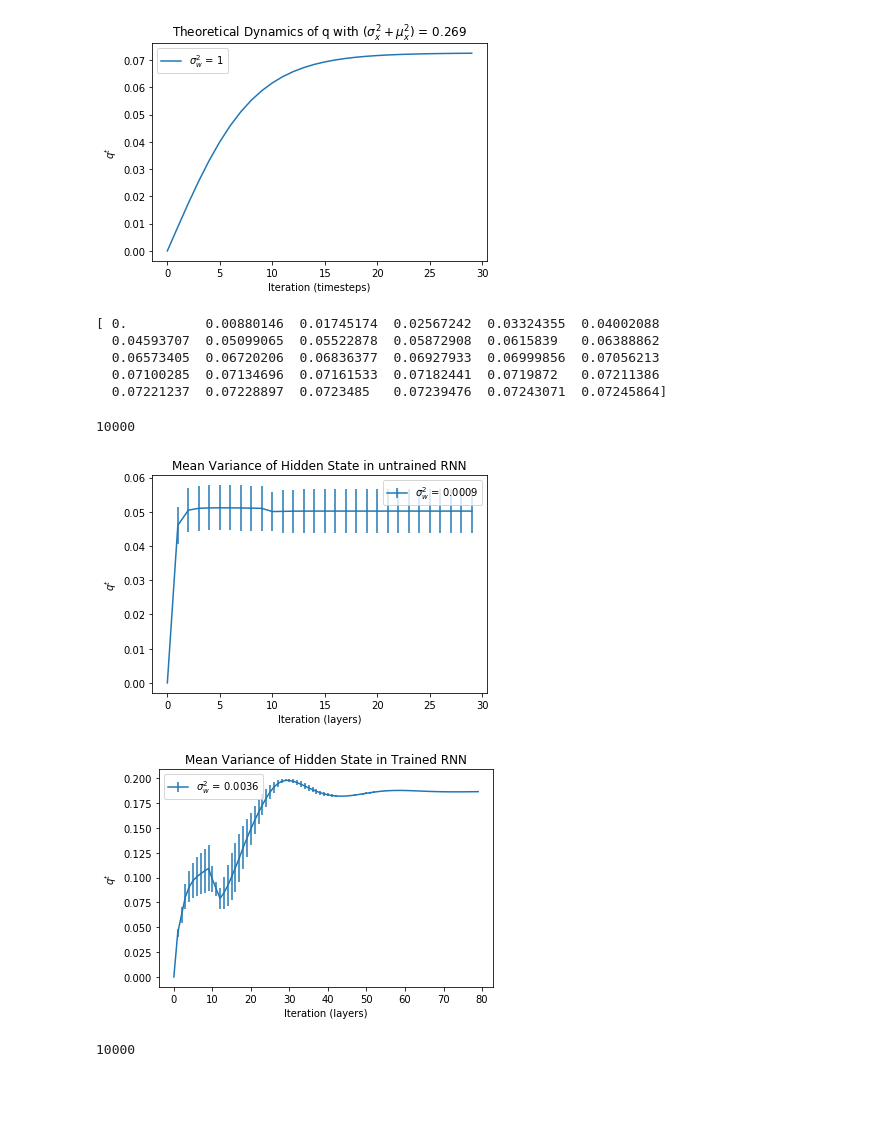
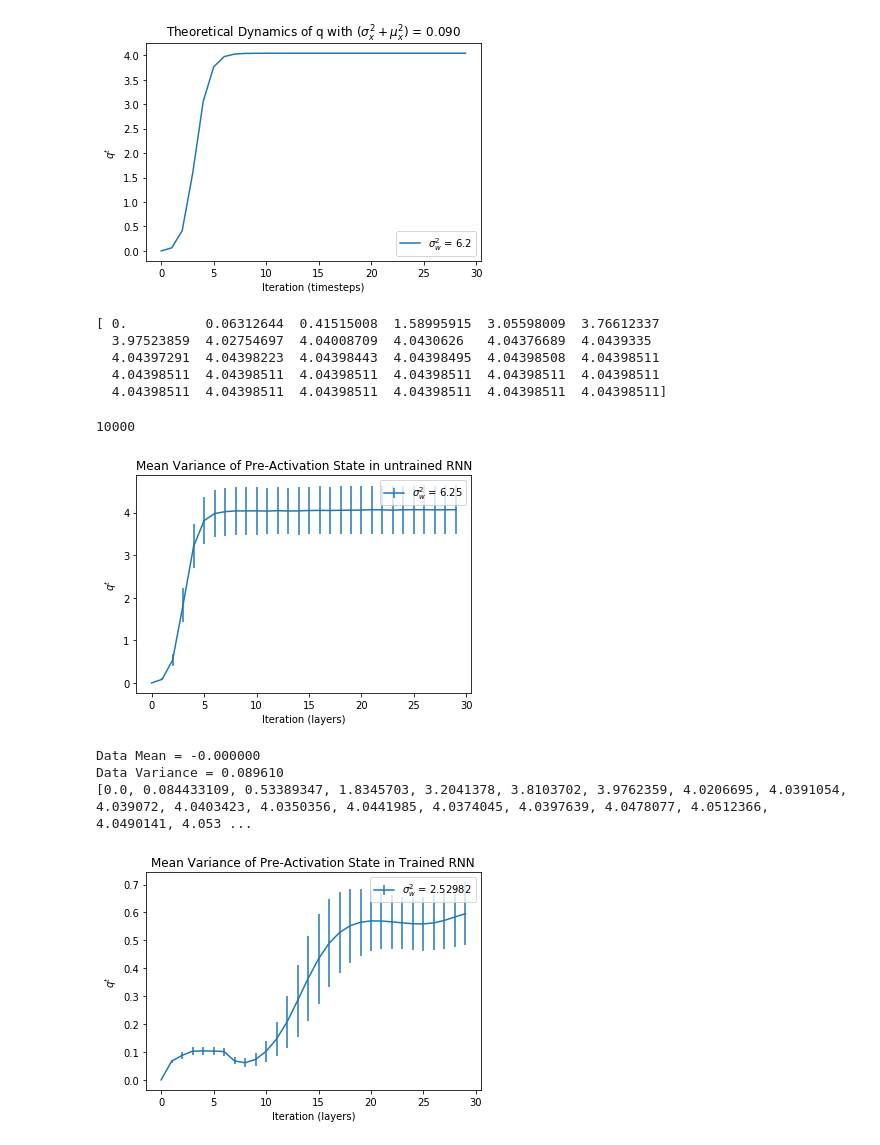
Before and after one commit to sarangmittal/DLRG, a Jupyter notebook: VarianceDynamics.ipynb, the cells around one changed output. Drawn from its saved outputs; the diff is of its cells as text; code cells hidden in the pictures; blank space fills up the shorter version.

Commit message:
Updated an error in the code that resulted from a misunderstanding in the math

```diff
--- a/VarianceDynamics.ipynb
+++ b/VarianceDynamics.ipynb
@@ -34,12 +33,14 @@ def simulate(weightVar, dataVar, dataMean, biasVar):
             + weightVar * (n_dim/n_hidden) * (dataVar + dataMean**2) + biasVar
     return dynamics
 # %%
-weightStd = [0.03]
+weightStd = [2.5]
 weightVar = [i**2 for i in weightStd]
 biasVar = 0.05
-# dataVar = [0, 0.5, 1.5, 2.5]
-dataVar = 0.194413273048
-dataMean = 0.27285383514 # Calculated from data set
+# dataVar = 0
+dataVar = 0.089609815596183001
+dataMean = 0 # zero-mean
+# dataMean = 0.273126
+# dataVar = 0.193429 # non-zero mean
 plt.figure(1)
 for el in weightVar:
     output = simulate(el, dataVar, dataMean, biasVar)
@@ -51,12 +52,12 @@ plt.legend()
 plt.show()
 print(output)
 # %% [output]
-[figure, old version]
+[figure, new version]
-[ 0.          0.00880146  0.01745174  0.02567242  0.03324355  0.04002088
-  0.04593707  0.05099065  0.05522878  0.05872908  0.0615839   0.06388862
-  0.06573405  0.06720206  0.06836377  0.06927933  0.06999856  0.07056213
-  0.07100285  0.07134696  0.07161533  0.07182441  0.0719872   0.07211386
-  0.07221237  0.07228897  0.0723485   0.07239476  0.07243071  0.07245864]
+[ 0.          0.06312644  0.41515008  1.58995915  3.05598009  3.76612337
+  3.97523859  4.02754697  4.04008709  4.0430626   4.04376689  4.0439335
+  4.04397291  4.04398223  4.04398443  4.04398495  4.04398508  4.04398511
+  4.04398511  4.04398511  4.04398511  4.04398511  4.04398511  4.04398511
+  4.04398511  4.04398511  4.04398511  4.04398511  4.04398511  4.04398511]
 # %%
 import pickle
 import random
@@ -113,7 +117,7 @@ for j in range(len(data)):
     decoderRNN = RNN(n_dim, hidden_features, n_dim)
     traj = torch.FloatTensor(traj)
 
-    input_sequence_length = 9
+    input_sequence_length = 30
     variances = []
     hidden = encoderRNN.initHidden()
     variances.append(np.var(hidden.data.numpy()[0]))
@@ -125,19 +129,19 @@ for j in range(len(data)):
 
     # Run the training sequence into the encoder
     for i in range(input_sequence_length):
-        encoderOutput[i], hidden = encoderRNN(traj[i], hidden)
-        variances.append(np.var(hidden.data.numpy()[0]))
+        encoderOutput[i], hidden, pre_activation = encoderRNN(traj[i], hidden)
+        variances.append(np.var(pre_activation.data.numpy()[0]))
 
     # Now the last hidden state of the encoder is the first hidden state of the decoder.
     # For now, let's have the first input be the origin
     for i in range(output_sequence_length):
         if (i == 0):
             dummyState = Variable(torch.zeros(1,n_dim))
-            decoderOutput[i], hidden = decoderRNN(dummyState, hidden)
-            variances.append(np.var(hidden.data.numpy()[0]))
+            decoderOutput[i], hidden, pre_activation = decoderRNN(dummyState, hidden)
+            variances.append(np.var(pre_activation.data.numpy()[0]))
         else:
-            decoderOutput[i], hidden = decoderRNN(decoderOutput[i-1], hidden)
-            variances.append(np.var(hidden.data.numpy()[0]))
+            decoderOutput[i], hidden, pre_activation = decoderRNN(decoderOutput[i-1], hidden)
+            variances.append(np.var(pre_activation.data.numpy()[0]))
     if j == 0:
         variance_all = variances
     else:
@@ -149,27 +153,33 @@ for i in range(traj.size()[0]):
     variance_std.append(np.sqrt(np.var(variance_all[:,i])))
 print(len(variance_all))
 variances = variance_mean
-plt.errorbar(range(traj.size()[0]) ,variances, yerr=variance_std,  label=r'$\sigma_w^2$ = %g' % (weight_std**2))
+plt.errorbar(range(traj.size()[0]) ,variances, yerr=variance_std,  label=r'$\sigma_w^2$ = %g' % (weight_std**2 * hidden_features))
 plt.xlabel("Iteration (layers)")
 plt.ylabel(r'$q^t$')
-plt.title('Mean Variance of Hidden State in untrained RNN')
+plt.title('Mean Variance of Pre-Activation State in untrained RNN')
 plt.legend()
 plt.show()
+print('Data Mean = %f' % np.mean(data))
+print('Data Variance = %f' % np.var(data))
+print(variances)
 # %% [output]
 10000
-[figure, old version]
+[figure, new version]
+Data Mean = -0.000000
+Data Variance = 0.089610
+[0.0, 0.084433109, 0.53389347, 1.8345703, 3.2041378, 3.8103702, 3.9762359, 4.0206695, 4.0391054, 4.039072, 4.0403423, 4.0350356, 4.0441985, 4.0374045, 4.0397639, 4.0478077, 4.0512366, 4.0490141, 4.053 ...
 # %%
 variance_all = []
 for j in range(len(data)):
     traj = data[j]
     trainedEncoder = RNN(n_dim, hidden_features, n_dim)
     trainedDecoder = RNN(n_dim, hidden_features, n_dim)
-    weight_std = 0.06
-    trainedEncoder.load_state_dict(torch.load('savedResults/run_11/TrajModel/lorAtt_80_encoder_wsd_%.2f' % weight_std))
-    trainedDecoder.load_state_dict(torch.load('savedResults/run_11/TrajModel/lorAtt_80_decoder_wsd_%.2f' % weight_std))
+    weight_std = 0.05
+    trainedEncoder.load_state_dict(torch.load('savedResults/run_13/TrajModel/lorAtt_30_encoder_wsd_%.2f' % weight_std))
+    trainedDecoder.load_state_dict(torch.load('savedResults/run_13/TrajModel/lorAtt_30_decoder_wsd_%.2f' % weight_std))
     traj = torch.FloatTensor(traj)
 
-    input_sequence_length = 9
+    input_sequence_length = 6
     variances = []
     hidden = trainedEncoder.initHidden()
     variances.append(np.var(hidden.data.numpy()[0]))
@@ -177,43 +187,39 @@ for j in range(len(data)):
     output_sequence_length = traj.size()[0] - input_sequence_length
 
     encoderOutput = Variable(torch.zeros(input_sequence_length, 1, n_dim))
     decoderOutput = Variable(torch.zeros(output_sequence_length,1, n_dim))
 
     # Run the training sequence into the encoder
     for i in range(input_sequence_length):
-        encoderOutput[i], hidden = trainedEncoder(traj[i], hidden)
-        variances.append(np.var(hidden.data.numpy()[0]))
+        encoderOutput[i], hidden, pre_activation = trainedEncoder(traj[i], hidden)
+        variances.append(np.var(pre_activation.data.numpy()[0]))
 
     # Now the last hidden state of the encoder is the first hidden state of the decoder.
     # For now, let's have the first input be the origin
     for i in range(output_sequence_length):
         if (i == 0):
             dummyState = Variable(torch.zeros(1,n_dim))
-            decoderOutput[i], hidden = trainedDecoder(dummyState, hidden)
-            variances.append(np.var(hidden.data.numpy()[0]))
+            decoderOutput[i], hidden, pre_activation = trainedDecoder(dummyState, hidden)
+            variances.append(np.var(pre_activation.data.numpy()[0]))
         else:
-            decoderOutput[i], hidden = trainedDecoder(decoderOutput[i-1], hidden)
-            variances.append(np.var(hidden.data.numpy()[0]))
+            decoderOutput[i], hidden, pre_activation = trainedDecoder(decoderOutput[i-1], hidden)
+            variances.append(np.var(pre_activation.data.numpy()[0]))
     if j == 0:
         variance_all = variances
     else:
         variance_all = np.vstack((variance_all, variances))
 variance_mean = []
 variance_std = []
 for i in range(traj.size()[0]):
     variance_mean.append(np.mean(variance_all[:,i]))
     variance_std.append(np.sqrt(np.var(variance_all[:,i])))
 
 variances = variance_mean
-plt.errorbar(range(traj.size()[0]) ,variances, yerr=variance_std,  label=r'$\sigma_w^2$ = %g' % (weight_std**2))
+plt.errorbar(range(traj.size()[0]) ,variances, yerr=variance_std,  label=r'$\sigma_w^2$ = %g' % (np.sqrt(weight_std*hidden_features)))
 plt.xlabel("Iteration (layers)")
 plt.ylabel(r'$q^t$')
-plt.title('Mean Variance of Hidden State in Trained RNN')
+plt.title('Mean Variance of Pre-Activation State in Trained RNN')
 plt.legend()
 plt.show()
 # %% [output]
-[figure, old version]
+[figure, new version]
-# %%
-print(len(data))
-# %% [output]
-10000
```
Also changed, not shown: parts of 5 cells of this notebook, 13 other files.
